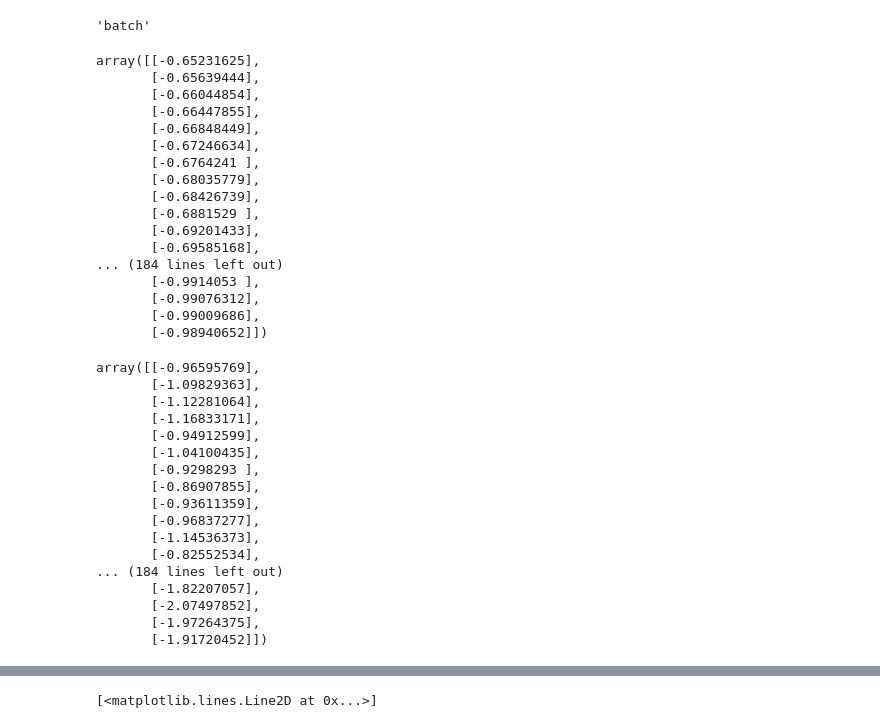
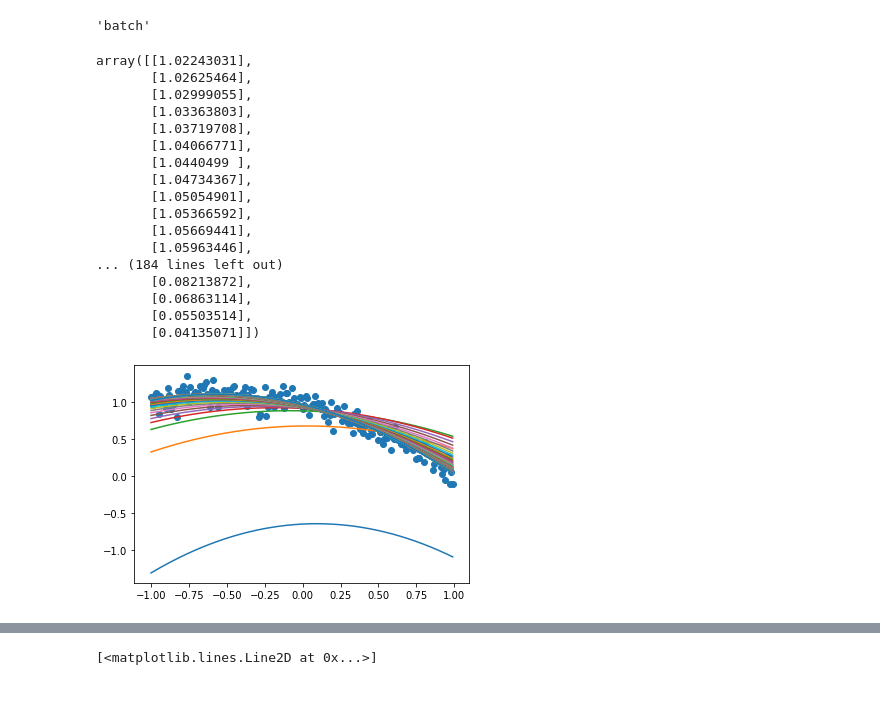
Before and after one commit to jmillerbrooks/scratch_models, a Jupyter notebook: sandbox.ipynb, the cells around one changed output, grey strips where cells are left out. Saved outputs shown, nothing was run; the diff lists cells and outputs as text; code cells hidden in the pictures; blank space fills up the shorter version.

```diff
--- a/sandbox.ipynb
+++ b/sandbox.ipynb
@@ -35,7 +35,7 @@ def add_intercept(X):
     return X_with_intercept
 
 
-def batch_gradient_descent(X, y, eta0=.001, max_iter=10, thetas=None):
+def batch_gradient_descent(X, y, eta0=.001, max_iter=100, thetas=None):
     X_bias = add_intercept(X)
     if thetas is None:
         thetas_ = np.random.randn(X_bias.shape[1],1)
@@ -84,20 +84,20 @@ lin_reg_scratch.solver
 # %%
 preds
 # %% [output]
-array([[-0.65231625],
-       [-0.65639444],
-       [-0.66044854],
-       [-0.66447855],
-       [-0.66848449],
-       [-0.67246634],
-       [-0.6764241 ],
-       [-0.68035779],
-       [-0.68426739],
-       [-0.6881529 ],
-       [-0.69201433],
-       [-0.69585168],
+array([[1.02243031],
+       [1.02625464],
+       [1.02999055],
+       [1.03363803],
+       [1.03719708],
+       [1.04066771],
+       [1.0440499 ],
+       [1.04734367],
+       [1.05054901],
+       [1.05366592],
+       [1.05669441],
+       [1.05963446],
 ... (184 lines left out)
-       [-0.9914053 ],
-       [-0.99076312],
-       [-0.99009686],
-       [-0.98940652]])
+       [0.08213872],
+       [0.06863114],
+       [0.05503514],
+       [0.04135071]])
@@ -108,20 +104,12 @@ array([[-0.65231625],
-# %%
-y
-# %% [output]
-array([[-0.96595769],
-       [-1.09829363],
-       [-1.12281064],
-       [-1.16833171],
-       [-0.94912599],
-       [-1.04100435],
-       [-0.9298293 ],
-       [-0.86907855],
-       [-0.93611359],
-       [-0.96837277],
-       [-1.14536373],
-       [-0.82552534],
-... (184 lines left out)
-       [-1.82207057],
-       [-2.07497852],
-       [-1.97264375],
-       [-1.91720452]])
+# %%
+X_predictor = np.c_[np.ones((X.shape[0],1)), X]
+plt.scatter(X[:, 1], y)
+residuals = []
+i_s = [*range(len(lin_reg_scratch.theta_list))]
+for i in lin_reg_scratch.theta_list:
+    predictions = X_predictor.dot(i)
+    residuals.append(np.sum((y - predictions)**2))
+
+    plt.plot(X[:, 1], predictions)
+# %% [output]
+[figure, added]
```
Also changed, not shown: parts of 2 cells of this notebook, 2 other files.
